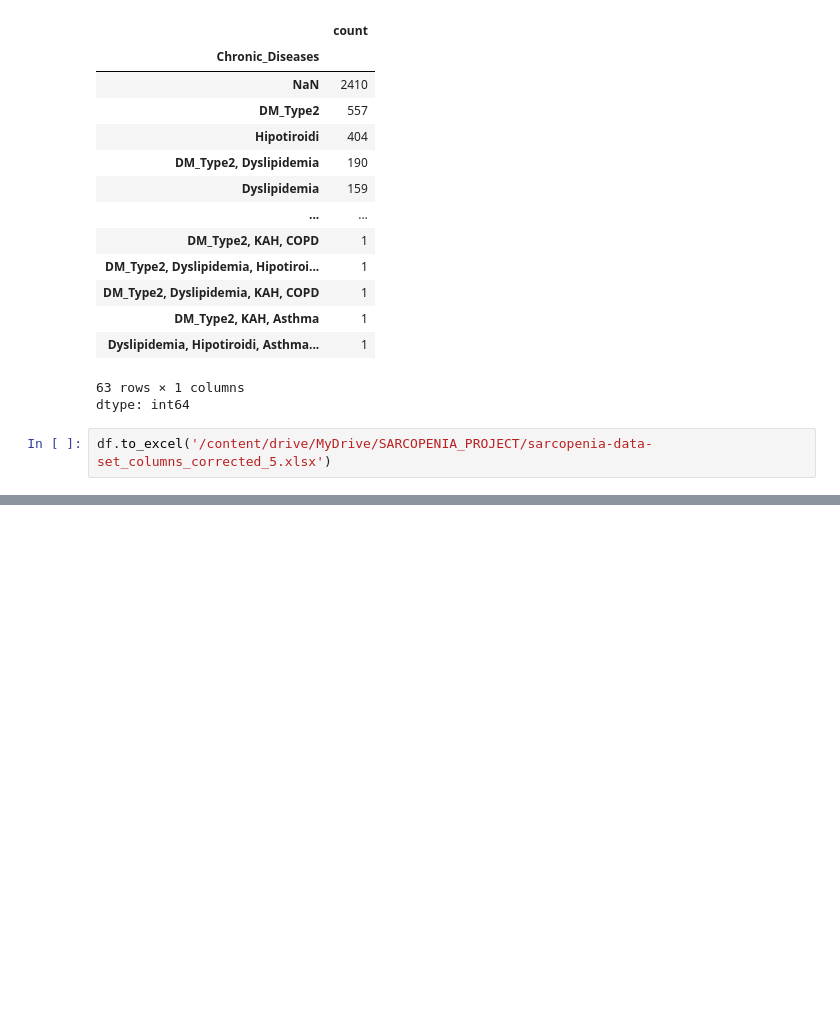
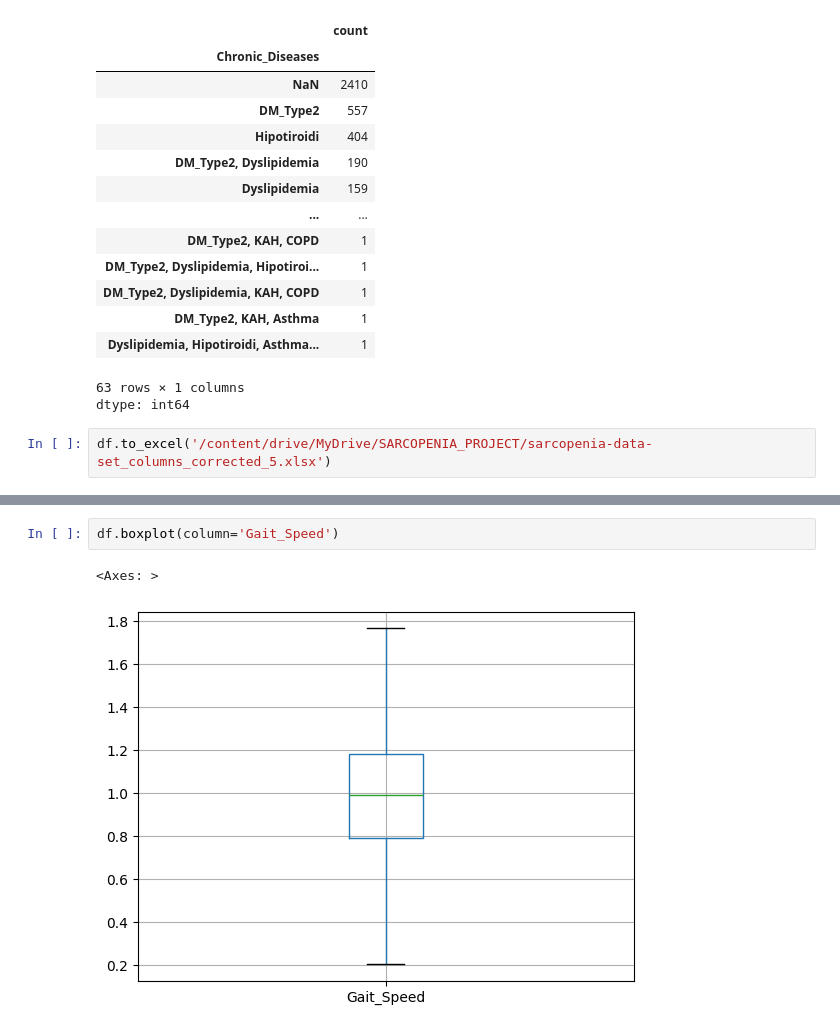
Before and after one commit to sadullahozcan/sarcopenia_eda_analysis, a Jupyter notebook: EDA_04.ipynb, the cells around one changed output, grey strips where cells are left out. Drawn from its saved outputs; the diff is of its cells as text; blank space fills up the shorter version.

```diff
--- a/EDA_04.ipynb
+++ b/EDA_04.ipynb
@@ -409,0 +634,5 @@ df.to_excel('/content/drive/MyDrive/SARCOPENIA_PROJECT/sarcopenia-data-set_colum
+# %%
+df.boxplot(column='Gait_Speed')
+# %% [output]
+<Axes: >
+[figure, added]
```
Also changed, not shown: parts of 59 cells of this notebook.
